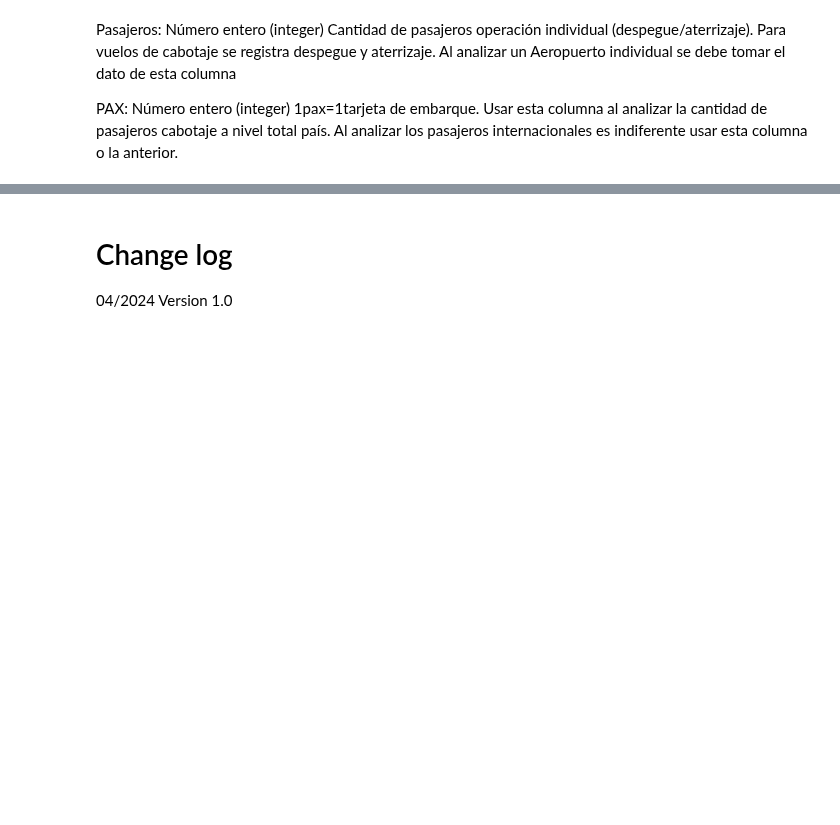
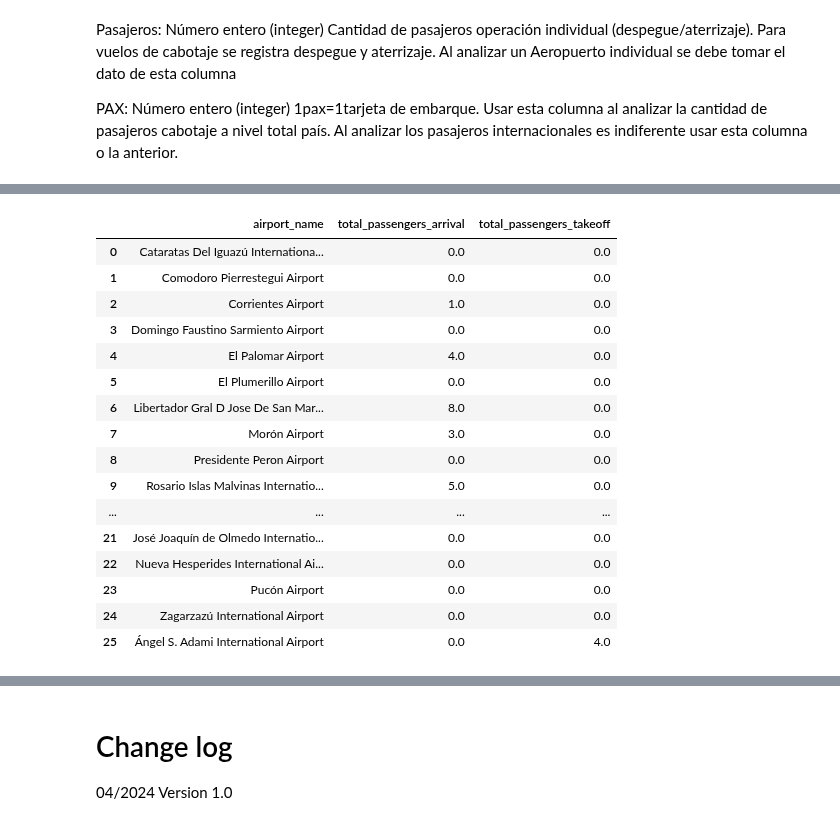
Before and after one commit to omanofx/portfolio, a Jupyter notebook: vuelos_anac/vuelos_anac_arg.ipynb, the cells around one changed output, grey strips where cells are left out. Saved outputs shown, nothing was run; the diff lists cells and outputs as text; code cells hidden in the pictures; blank space fills up the shorter version.

```diff
--- a/vuelos_anac/vuelos_anac_arg.ipynb
+++ b/vuelos_anac/vuelos_anac_arg.ipynb
@@ -1230 +1213,44 @@ passenger_local
+# %%
+def obtener_totales_pasajeros(df: pd.DataFrame, flight_local: bool = 1, myflight_type: str = any):
+    def calcular_total_pasajeros(grouped_df, column_name, name_new_col: str):
+        return grouped_df.groupby(column_name)['passengers'].sum()\
+                         .rename(name_new_col)\
+                         .reset_index()
+
+    # Filtrar y calcular totales de destinos
+    destinos = calcular_total_pasajeros(
+        df.query('international_flight == @flight_local & flight_type == @myflight_type'),
+        'name_destination', "total_passengers_arrival")
+
+    # Filtrar y calcular totales de orígenes
+    origenes = calcular_total_pasajeros(
+        df.query('international_flight == @flight_local & flight_type == @myflight_type'),
+        'name_origin', "total_passengers_takeoff")
+
+    # Renombrar columnas para la combinación
+    origenes.rename(columns={'name_origin': 'airport_name'}, inplace=True)
+    destinos.rename(columns={'name_destination': 'airport_name'}, inplace=True)
+
+    # Combinar los resultados
+    return pd.merge(destinos, origenes, on='airport_name', how='outer').fillna(0)
+# %%
+obtener_totales_pasajeros(df_final, flight_local = 1, myflight_type = 'escuela')
+# %% [output]
+|  | airport_name | total_passengers_arrival | total_passengers_takeoff |
+| 0 | Cataratas Del Iguazú Internationa... | 0.0 | 0.0 |
+| 1 | Comodoro Pierrestegui Airport | 0.0 | 0.0 |
+| 2 | Corrientes Airport | 1.0 | 0.0 |
+| 3 | Domingo Faustino Sarmiento Airport | 0.0 | 0.0 |
+| 4 | El Palomar Airport | 4.0 | 0.0 |
+| 5 | El Plumerillo Airport | 0.0 | 0.0 |
+| 6 | Libertador Gral D Jose De San Mar... | 8.0 | 0.0 |
+| 7 | Morón Airport | 3.0 | 0.0 |
+| 8 | Presidente Peron Airport | 0.0 | 0.0 |
+| 9 | Rosario Islas Malvinas Internatio... | 5.0 | 0.0 |
+| ... | ... | ... | ... |
+| 21 | José Joaquín de Olmedo Internatio... | 0.0 | 0.0 |
+| 22 | Nueva Hesperides International Ai... | 0.0 | 0.0 |
+| 23 | Pucón Airport | 0.0 | 0.0 |
+| 24 | Zagarzazú International Airport | 0.0 | 0.0 |
+| 25 | Ángel S. Adami International Airport | 0.0 | 4.0 |
 # %%
```
Also changed, not shown: parts of 32 cells of this notebook.
